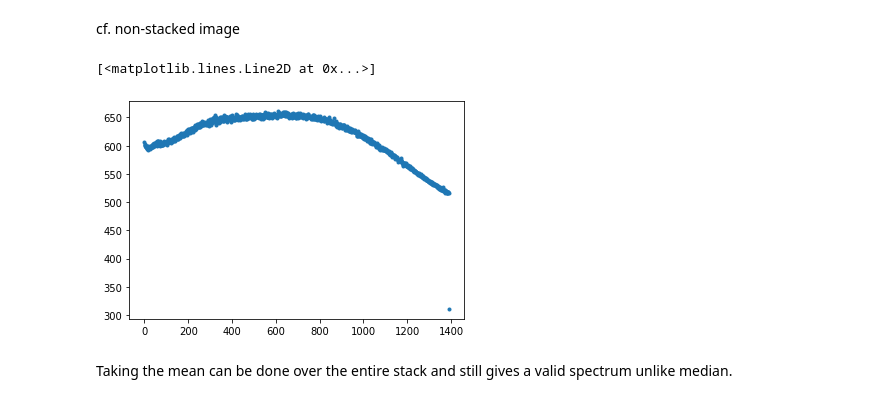
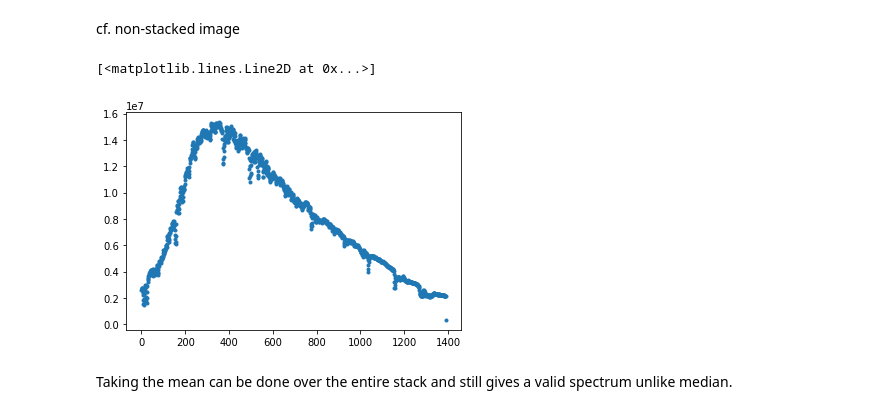
Before and after one commit to Yousousen/solar_physics, a Jupyter notebook: spectrum.ipynb, the cells around one changed output. Saved outputs shown, nothing was run; the diff lists cells and outputs as text; code cells hidden in the pictures.

```diff
--- a/spectrum.ipynb
+++ b/spectrum.ipynb
@@ -104,10 +123,10 @@ cf. non-stacked image
 #plt.imshow(data_dict['sun2-0001.fit'])
 # %%
 #plt.xlim(500,1000)
-plt.plot(np.median(stack[:], axis=0), '.')
+plt.plot(np.sum(stack[:], axis=0), '.')
 # %% [output]
 [<matplotlib.lines.Line2D at 0x...>]
-[figure, old version]
+[figure, new version]
 # %% [markdown]
 Taking the mean can be done over the entire stack and still gives a valid spectrum unlike median.
 # %%
```
Also changed, not shown: parts of 31 cells of this notebook, 1 other file.
